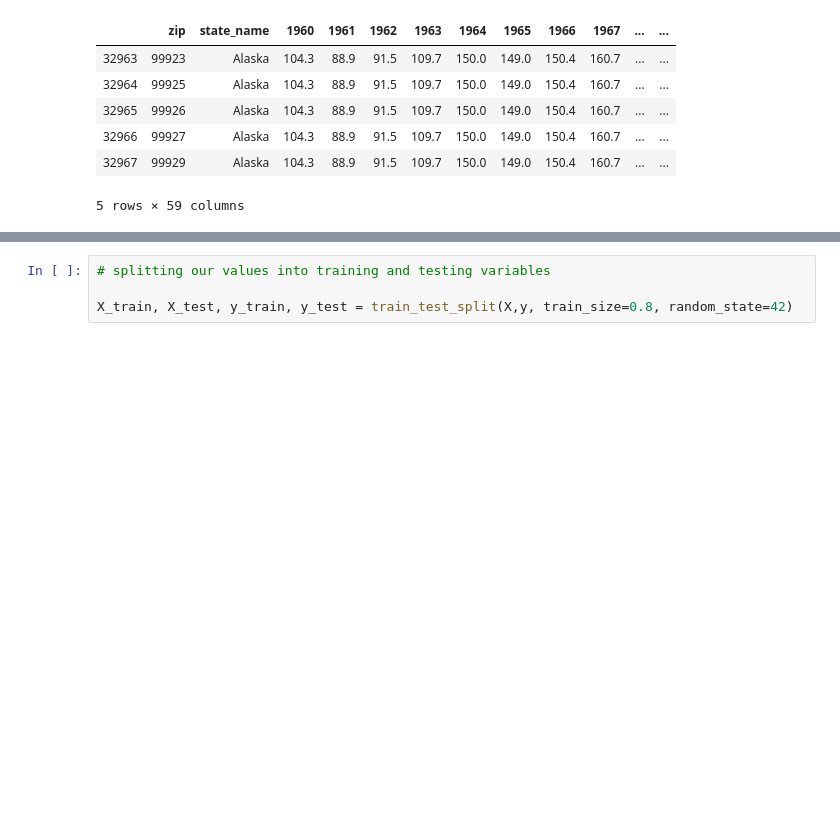
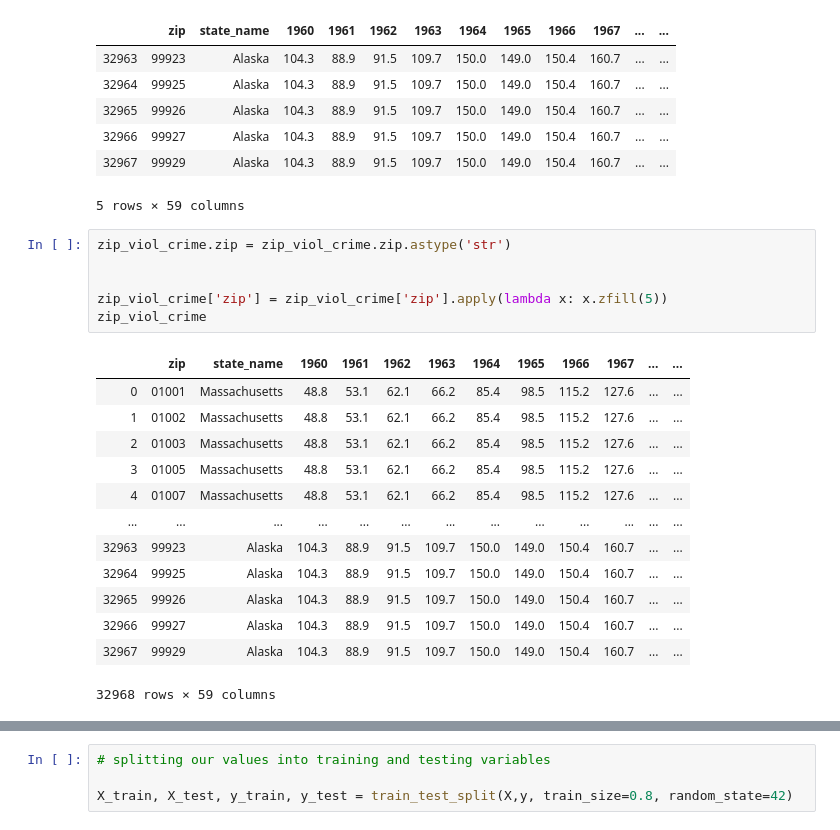
Before and after one commit to bishdj22/HomeSlice, a Jupyter notebook: Logistic_Regression_Model.ipynb, the cells around one changed output, grey strips where cells are left out. Saved outputs shown, nothing was run; the diff lists cells and outputs as text; blank space fills up the shorter version.

```diff
--- a/Logistic_Regression_Model.ipynb
+++ b/Logistic_Regression_Model.ipynb
@@ -382,3 +382,23 @@ zip_viol_crime.tail()
 | 32966 | 99927 | Alaska | 104.3 | 88.9 | 91.5 | 109.7 | 150.0 | 149.0 | 150.4 | 160.7 | ... | ... |
 | 32967 | 99929 | Alaska | 104.3 | 88.9 | 91.5 | 109.7 | 150.0 | 149.0 | 150.4 | 160.7 | ... | ... |
 5 rows × 59 columns
+# %%
+zip_viol_crime.zip = zip_viol_crime.zip.astype('str')
+
+
+zip_viol_crime['zip'] = zip_viol_crime['zip'].apply(lambda x: x.zfill(5))
+zip_viol_crime
+# %% [output]
+|  | zip | state_name | 1960 | 1961 | 1962 | 1963 | 1964 | 1965 | 1966 | 1967 | ... | ... |
+| 0 | 01001 | Massachusetts | 48.8 | 53.1 | 62.1 | 66.2 | 85.4 | 98.5 | 115.2 | 127.6 | ... | ... |
+| 1 | 01002 | Massachusetts | 48.8 | 53.1 | 62.1 | 66.2 | 85.4 | 98.5 | 115.2 | 127.6 | ... | ... |
+| 2 | 01003 | Massachusetts | 48.8 | 53.1 | 62.1 | 66.2 | 85.4 | 98.5 | 115.2 | 127.6 | ... | ... |
+| 3 | 01005 | Massachusetts | 48.8 | 53.1 | 62.1 | 66.2 | 85.4 | 98.5 | 115.2 | 127.6 | ... | ... |
+| 4 | 01007 | Massachusetts | 48.8 | 53.1 | 62.1 | 66.2 | 85.4 | 98.5 | 115.2 | 127.6 | ... | ... |
+| ... | ... | ... | ... | ... | ... | ... | ... | ... | ... | ... | ... | ... |
+| 32963 | 99923 | Alaska | 104.3 | 88.9 | 91.5 | 109.7 | 150.0 | 149.0 | 150.4 | 160.7 | ... | ... |
+| 32964 | 99925 | Alaska | 104.3 | 88.9 | 91.5 | 109.7 | 150.0 | 149.0 | 150.4 | 160.7 | ... | ... |
+| 32965 | 99926 | Alaska | 104.3 | 88.9 | 91.5 | 109.7 | 150.0 | 149.0 | 150.4 | 160.7 | ... | ... |
+| 32966 | 99927 | Alaska | 104.3 | 88.9 | 91.5 | 109.7 | 150.0 | 149.0 | 150.4 | 160.7 | ... | ... |
+| 32967 | 99929 | Alaska | 104.3 | 88.9 | 91.5 | 109.7 | 150.0 | 149.0 | 150.4 | 160.7 | ... | ... |
+32968 rows × 59 columns
```
Also changed, not shown: parts of 28 cells of this notebook, 2 other files.
